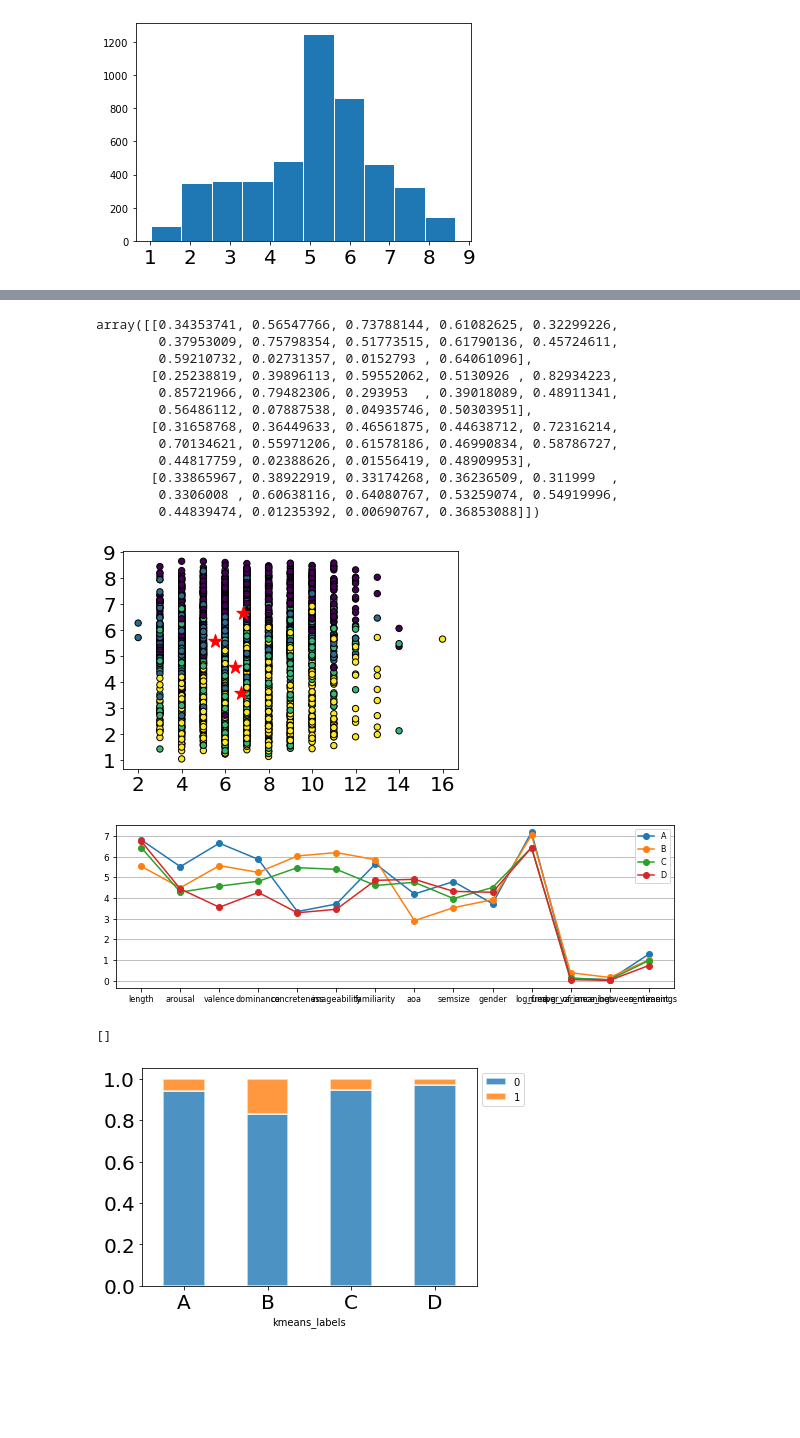
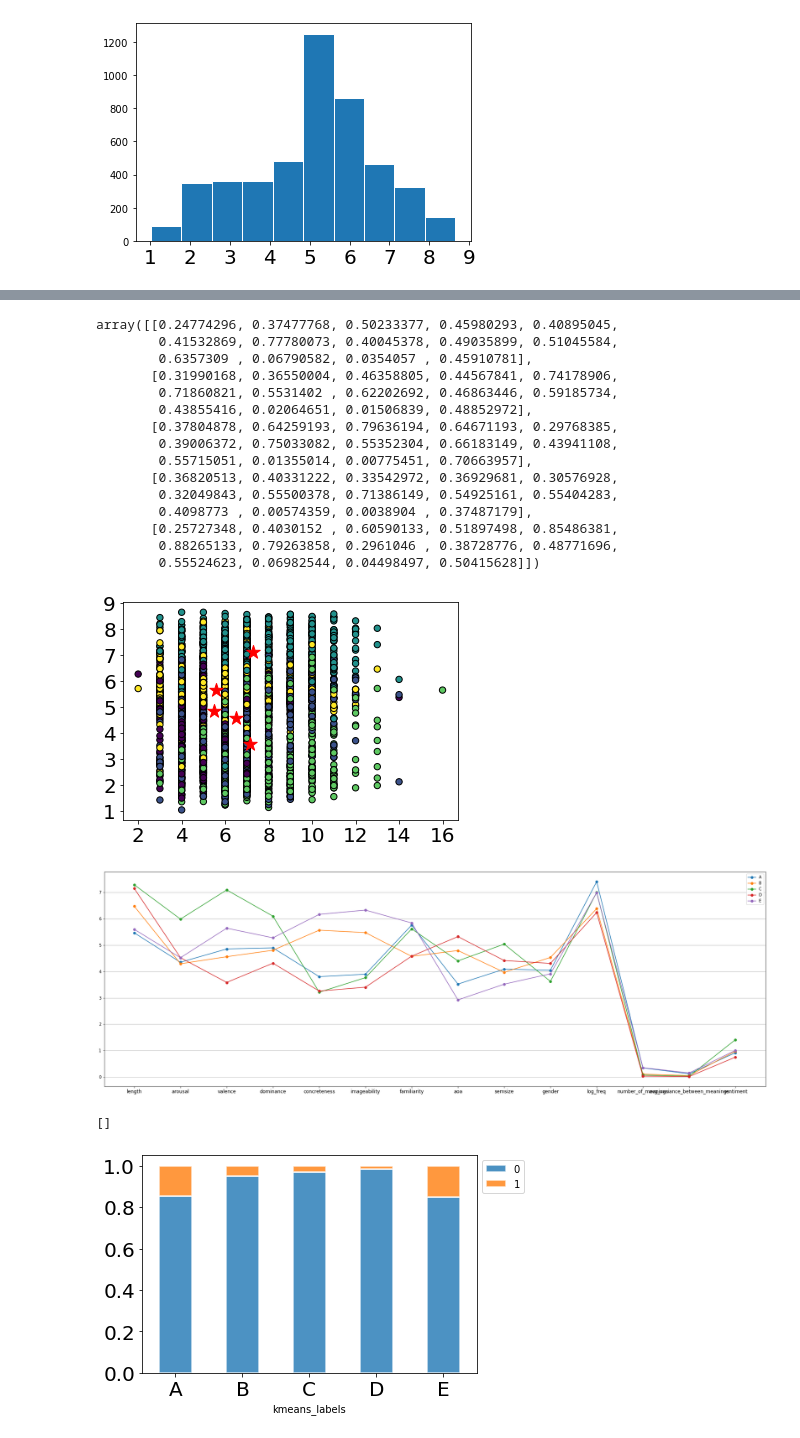
Before and after one commit to michelepapucci/data-mining-project, a Jupyter notebook: clustering.ipynb, the cells around one changed output, grey strips where cells are left out. Saved outputs shown, nothing was run; the diff lists cells and outputs as text; code cells hidden in the pictures; blank space fills up the shorter version.

```diff
--- a/clustering.ipynb
+++ b/clustering.ipynb
@@ -86,6 +86,6 @@ plt.show()
 # %% [output]
 [figure]
 # %%
-kmeans = KMeans( n_clusters=4, n_init=10, max_iter=200 )
+kmeans = KMeans( n_clusters=5, n_init=20, max_iter=100 )
 kmeans.fit(X_minmax)
 # %% [output]
@@ -106,18 +106,21 @@ plt.show()
 # %%
 kmeans.cluster_centers_
 # %% [output]
-array([[0.34353741, 0.56547766, 0.73788144, 0.61082625, 0.32299226,
-        0.37953009, 0.75798354, 0.51773515, 0.61790136, 0.45724611,
-        0.59210732, 0.02731357, 0.0152793 , 0.64061096],
-       [0.25238819, 0.39896113, 0.59552062, 0.5130926 , 0.82934223,
-        0.85721966, 0.79482306, 0.293953  , 0.39018089, 0.48911341,
-        0.56486112, 0.07887538, 0.04935746, 0.50303951],
-       [0.31658768, 0.36449633, 0.46561875, 0.44638712, 0.72316214,
-        0.70134621, 0.55971206, 0.61578186, 0.46990834, 0.58786727,
-        0.44817759, 0.02388626, 0.01556419, 0.48909953],
-       [0.33865967, 0.38922919, 0.33174268, 0.36236509, 0.311999  ,
-        0.3306008 , 0.60638116, 0.64080767, 0.53259074, 0.54919996,
-        0.44839474, 0.01235392, 0.00690767, 0.36853088]])
+array([[0.24774296, 0.37477768, 0.50233377, 0.45980293, 0.40895045,
+        0.41532869, 0.77780073, 0.40045378, 0.49035899, 0.51045584,
+        0.6357309 , 0.06790582, 0.0354057 , 0.45910781],
+       [0.31990168, 0.36550004, 0.46358805, 0.44567841, 0.74178906,
+        0.71860821, 0.5531402 , 0.62202692, 0.46863446, 0.59185734,
+        0.43855416, 0.02064651, 0.01506839, 0.48852972],
+       [0.37804878, 0.64259193, 0.79636194, 0.64671193, 0.29768385,
+        0.39006372, 0.75033082, 0.55352304, 0.66183149, 0.43941108,
+        0.55715051, 0.01355014, 0.00775451, 0.70663957],
+       [0.36820513, 0.40331222, 0.33542972, 0.36929681, 0.30576928,
+        0.32049843, 0.55500378, 0.71386149, 0.54925161, 0.55404283,
+        0.4098773 , 0.00574359, 0.0038904 , 0.37487179],
+       [0.25727348, 0.4030152 , 0.60590133, 0.51897498, 0.85486381,
+        0.88265133, 0.79263858, 0.2961046 , 0.38728776, 0.48771696,
+        0.55524623, 0.06982544, 0.04498497, 0.50415628]])
 # %%
 centers = kmeans.cluster_centers_
 # %%
@@ -131,35 +134,35 @@ plt.yticks(fontsize=20)
 
 plt.show()
 # %% [output]
-[figure, old version]
+[figure, new version]
 # %%
-plt.figure(figsize=(10, 3))
+plt.figure(figsize=(30, 10))
 
-clust_name = ['A', 'B', 'C','D']
+clust_name = ['A', 'B', 'C','D','E']
 for i in range(len(centers)):
     plt.plot(centers[i], marker='o', label=clust_name[i])
 
-plt.xticks(range(0,len(cols)), cols, fontsize=8)
-plt.yticks(fontsize=9)
+plt.xticks(range(0,len(cols)), cols, fontsize=12)
+plt.yticks(fontsize=10)
 
-plt.legend(fontsize=8, loc='best')
+plt.legend(fontsize=10, loc='best')
 plt.grid(axis='y')
 # %% [output]
-[figure, old version]
+[figure, new version]
 # %%
-df['kmeans_labels'] = kmeans.labels_
+df_train['kmeans_labels'] = kmeans.labels_
 
-bar_pl = df['polysemy'].groupby(df['kmeans_labels']).value_counts(normalize=True).unstack(1)
+bar_pl = df['polysemy'].groupby(df_train['kmeans_labels']).value_counts(normalize=True).unstack(1)
 bar_pl.plot(kind='bar', stacked=True, alpha=0.8, edgecolor='white', linewidth=1.5)
 
 plt.xticks(range(0, len(clust_name)), clust_name, fontsize=20, rotation=0)
 plt.yticks(fontsize=20)
 plt.legend(bbox_to_anchor=(1,1))
 
 plt.plot()
 # %% [output]
 []
-[figure, old version]
+[figure, new version]
 # %%
 np.unique(kmeans.labels_, return_counts=True)
 # %% [output]
```
Also changed, not shown: parts of 24 cells of this notebook, 1 other file.
